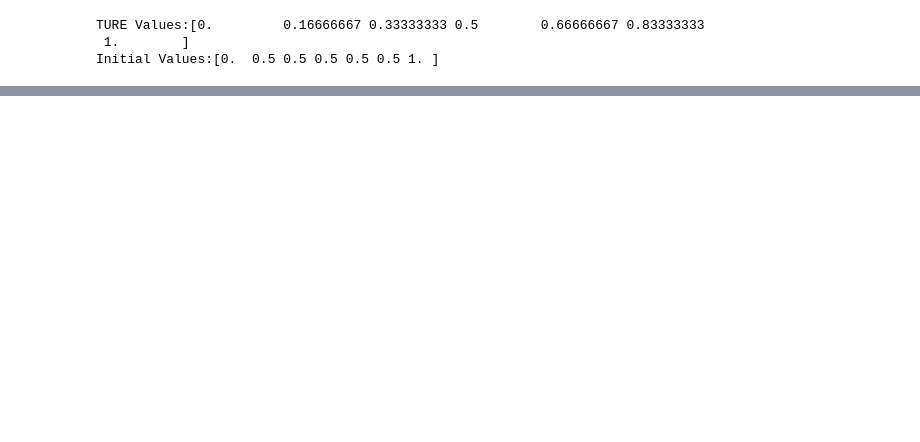
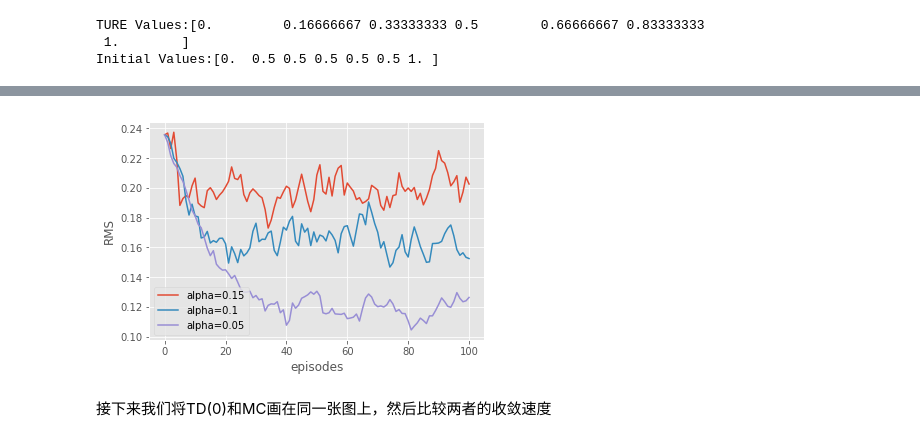
Before and after one commit to Baytoro/RL_shenlan, a Jupyter notebook: HW5_TD.ipynb, the cells around one changed output, grey strips where cells are left out. Saved outputs shown, nothing was run; the diff lists cells and outputs as text; code cells hidden in the pictures; blank space fills up the shorter version.

```diff
--- a/HW5_TD.ipynb
+++ b/HW5_TD.ipynb
@@ -47,0 +83,46 @@ a
+# %%
+def MC(V, alpha=0.1):
+    state = 3
+    trajectory = [state]
+    while True:
+        if np.random.binomial(1, 0.5) == LEFT:
+            state -= 1
+        else:
+            state += 1
+        trajectory.append(state)
+        # 如果在左边状态终止，那么所有的回报值为0
+        # 如果在右边状态终止，那么所有的回报值为1
+        if state == 6:
+            g = 1.0
+            break
+        elif state == 0:
+            g = 0.0
+            break
+    for s in trajectory:
+        V[s] += alpha * (g - V[s])
+# %%
+
+def plot_mc_rms():
+    all_errors = dict() # 存好曲线的信息以为了和TD方法对比
+    for i, alpha in enumerate(alphas):
+        mean_errors = np.zeros(max_episode)
+        for n in range(N):
+            curr_V = np.copy(V)
+            errors = []
+            for e in range(max_episode):
+                errors.append(RMS(curr_V))
+                MC(curr_V, alpha)
+            mean_errors += np.asarray(errors)
+        mean_errors /= N
+        all_errors[alpha] = mean_errors
+        plt.plot(mean_errors, label="alpha={}".format(alpha))
+    plt.xlabel('episodes')
+    plt.ylabel('RMS')
+    plt.legend()
+    return all_errors
+# %%
+MC_errors = plot_mc_rms()
+# %% [output]
+[figure, added]
+# %% [markdown]
+接下来我们将TD(0)和MC画在同一张图上，然后比较两者的收敛速度
```
Also changed, not shown: parts of 28 cells of this notebook.
